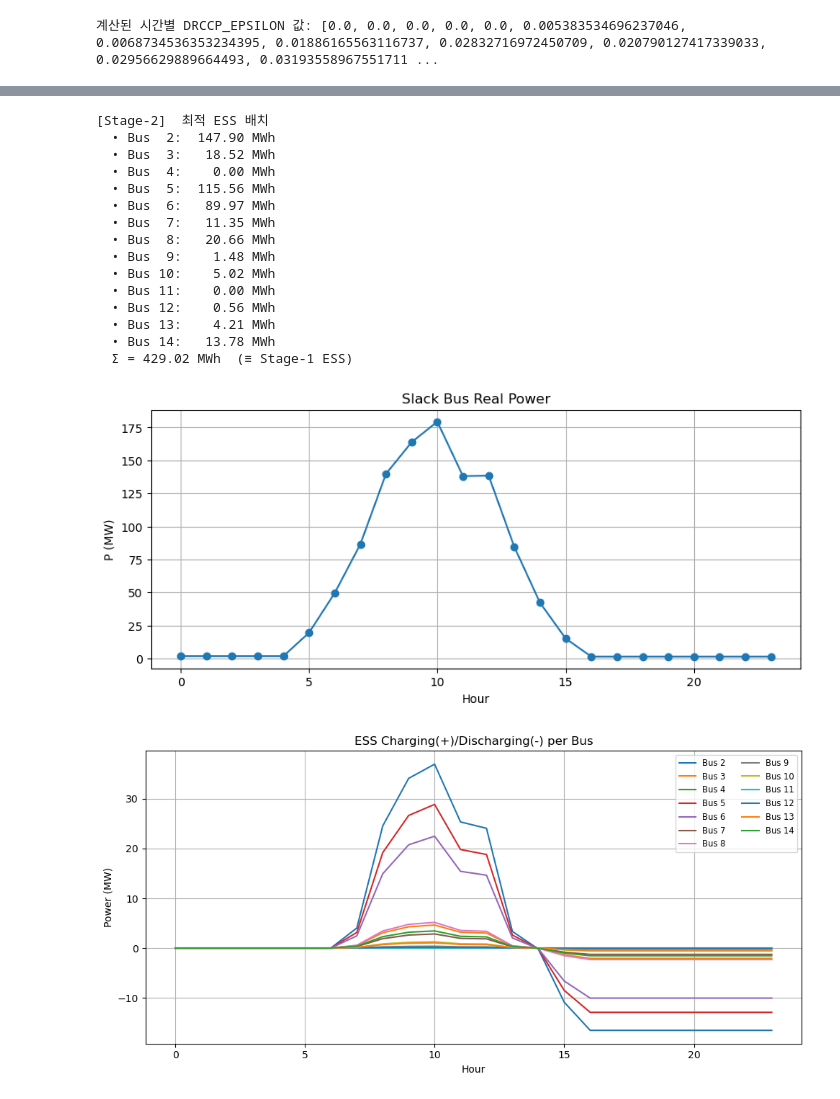
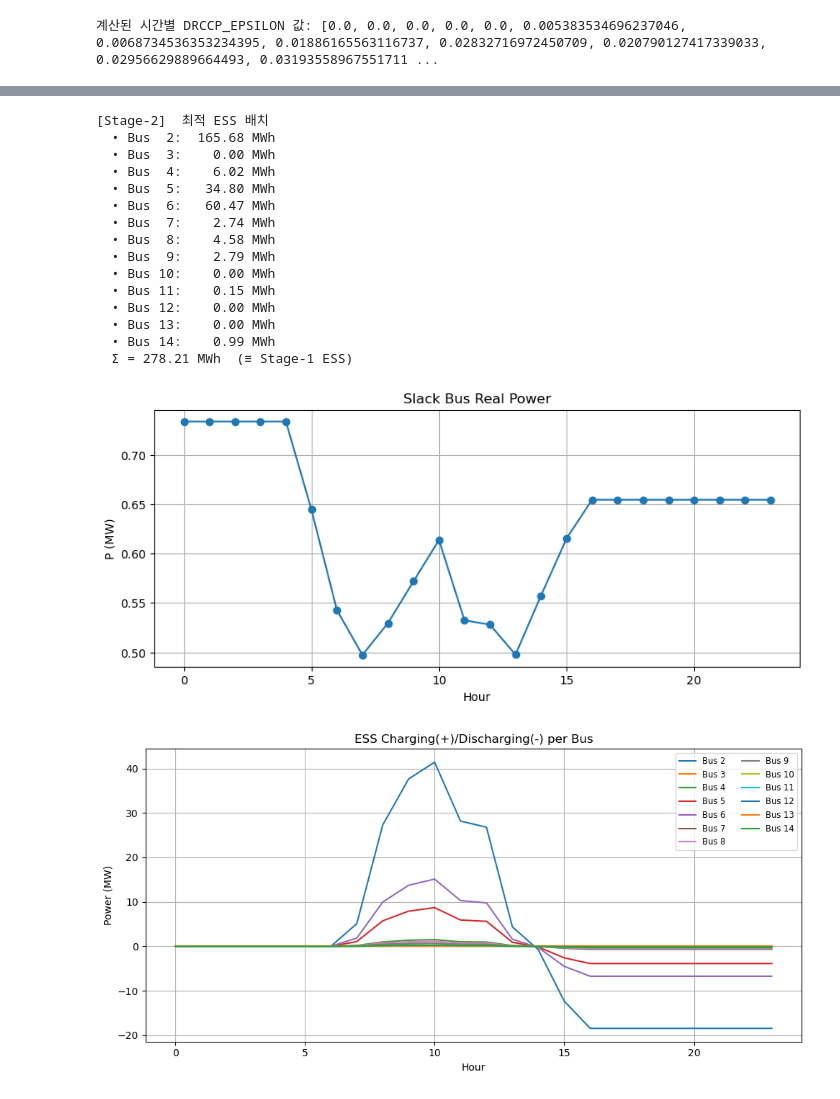
Before and after one commit to 123min123min/study_ai, a Jupyter notebook: DRO_orca.ipynb, the cells around one changed output, grey strips where cells are left out. Cells and saved outputs as stored; diff of their text form; code cells hidden in the pictures.

```diff
--- a/DRO_orca.ipynb
+++ b/DRO_orca.ipynb
@@ -634,9 +634,9 @@ branch_data = [                                              # r, x : Ω  (lengt
 
 # 경제·환경 파라미터
 CO2_w=[0.5,0.9]
-alpha_co2_cost = 1600
-capex_pv_per_mw, capex_ess_per_mwh = 85, 10
-P_min, P_max = [0,0], [500,1000]                              # Gen2, Gen3 한계
+alpha_co2_cost = 100
+capex_pv_per_mw, capex_ess_per_mwh = 20, 5
+P_min, P_max = [0,0], [170,300]                              # Gen2, Gen3 한계
 
 a = [1,0.9] # 발전기 계수들 a가 이차항
 b = [5,3]
@@ -805,7 +820,7 @@ def visualize(best_alloc, pv_sel, ess_sel, P_disp, ch, dch):
                       vm_pu=1.05, min_q_mvar=-40, max_q_mvar=50)
         pp.create_gen(net, buses[3], p_mw=P_disp[1][t],
                       vm_pu=1.05, min_q_mvar=-40, max_q_mvar=50)
-        pv_gen = pv_sel * solar_shape[t] / 100.0
+        pv_gen = pv_sel * P_pv_robust_values[t] * 10
         pp.create_gen(net, buses[6], p_mw=pv_gen,
                       vm_pu=1.05, min_q_mvar=0, max_q_mvar=0)
 
@@ -825,47 +840,47 @@ def visualize(best_alloc, pv_sel, ess_sel, P_disp, ch, dch):
     plt.plot(T, slack_series, marker='o')
     plt.title("Slack Bus Real Power")
     plt.xlabel("Hour"); plt.ylabel("P (MW)")
     plt.grid(True)
 
     plt.figure(figsize=(10,5))
     for row,(bus,_,_) in zip(ess_power, load_template):
         plt.plot(T, row, label=f"Bus {bus}")
     plt.title("ESS Charging(+)/Discharging(-) per Bus")
     plt.xlabel("Hour"); plt.ylabel("Power (MW)")
     plt.legend(ncol=2, fontsize='small'); plt.grid(True)
 
     plt.tight_layout(); plt.show()
 
 # --------------------------------------------------
 # main
 # --------------------------------------------------
 
 # 2단계
 best_alloc = distribute_ess(pv_sel, ess_sel, P_disp,
                             ch_vals, dch_vals,
-                            pop_size=30, ngen=20)
+                            pop_size=40, ngen=25)
 print("\n[Stage-2]  최적 ESS 배치")
 for (bus,_,_),cap in zip(load_template, best_alloc):
     print(f"  • Bus {bus:>2}: {cap:7.2f} MWh")
 print(f"  Σ = {best_alloc.sum():.2f} MWh  (≡ Stage-1 ESS)")
 
 # 3단계
 visualize(best_alloc, pv_sel, ess_sel, P_disp, ch_vals, dch_vals)
 # %% [output]
 [Stage-2]  최적 ESS 배치
-  • Bus  2:  147.90 MWh
-  • Bus  3:   18.52 MWh
-  • Bus  4:    0.00 MWh
-  • Bus  5:  115.56 MWh
-  • Bus  6:   89.97 MWh
-  • Bus  7:   11.35 MWh
-  • Bus  8:   20.66 MWh
-  • Bus  9:    1.48 MWh
-  • Bus 10:    5.02 MWh
-  • Bus 11:    0.00 MWh
-  • Bus 12:    0.56 MWh
-  • Bus 13:    4.21 MWh
-  • Bus 14:   13.78 MWh
-  Σ = 429.02 MWh  (≡ Stage-1 ESS)
+  • Bus  2:  165.68 MWh
+  • Bus  3:    0.00 MWh
+  • Bus  4:    6.02 MWh
+  • Bus  5:   34.80 MWh
+  • Bus  6:   60.47 MWh
+  • Bus  7:    2.74 MWh
+  • Bus  8:    4.58 MWh
+  • Bus  9:    2.79 MWh
+  • Bus 10:    0.00 MWh
+  • Bus 11:    0.15 MWh
+  • Bus 12:    0.00 MWh
+  • Bus 13:    0.00 MWh
+  • Bus 14:    0.99 MWh
+  Σ = 278.21 MWh  (≡ Stage-1 ESS)
-[figure, old version]
+[figure, new version]
-[figure, old version]
+[figure, new version]
```
Also changed, not shown: parts of 2 cells of this notebook.
